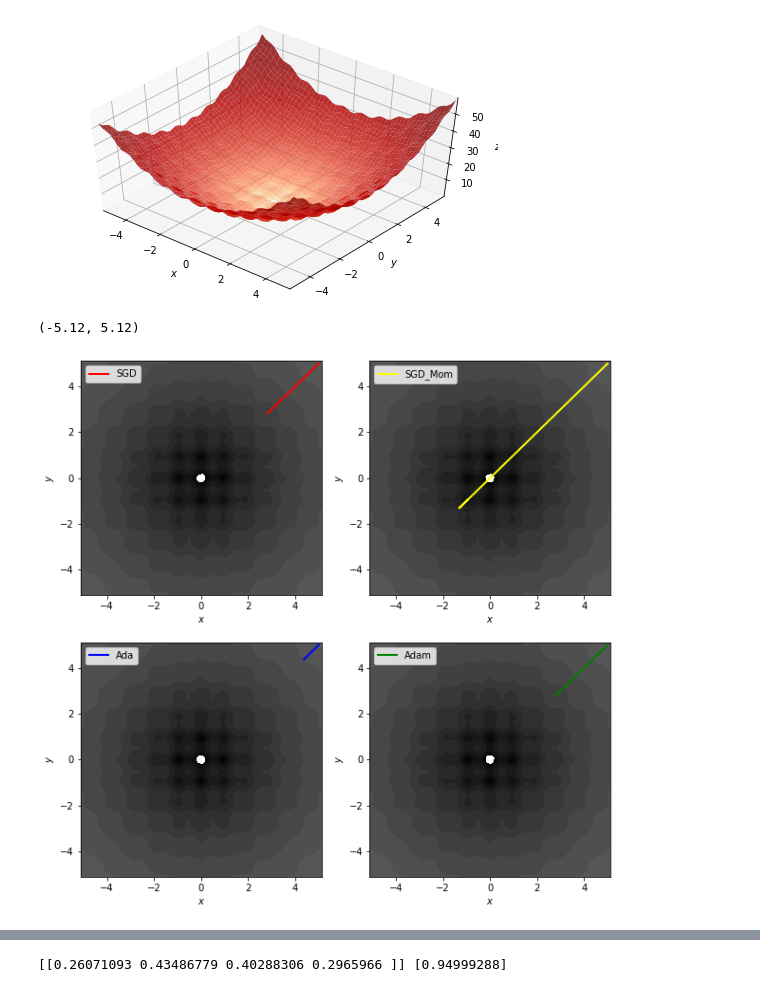
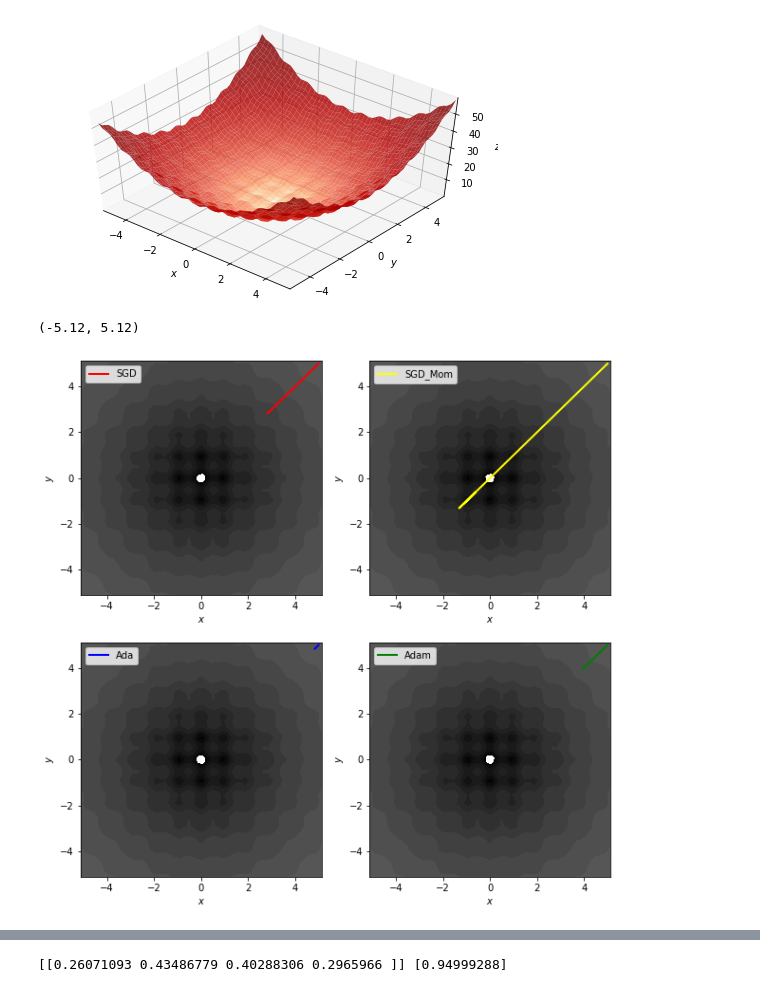
Before and after one commit to WHU-Peter/COMP6248-Deep-Learning, a Jupyter notebook: DL_lab3.ipynb, the cells around one changed output, grey strips where cells are left out. Saved outputs shown, nothing was run; the diff lists cells and outputs as text; code cells hidden in the pictures.

```diff
--- a/DL_lab3.ipynb
+++ b/DL_lab3.ipynb
@@ -55,7 +43,7 @@ plt.show()
 [figure]
 # %%
 def optimal(p, opt):
-  epochs = 1000
+  epochs = 100
   path = np.empty((2,0))
   path = np.append(path, p.data.numpy(), axis=1)
   for i in range(epochs):
@@ -86,31 +74,31 @@ fig, ax = plt.subplots(nrows=2, ncols=2, figsize=(10, 10))
 ax[0,0].contourf(x, y, z, levels=np.logspace(0, 5, 35), norm=LogNorm(), cmap=plt.cm.gray)
 ax[0,0].plot(path_sgd[0], path_sgd[1], color='red', label='SGD', linewidth=2)
 ax[0,0].legend()
 ax[0,0].set_xlabel('$x$')
 ax[0,0].set_ylabel('$y$')
 ax[0,0].set_xlim((xmin, xmax))
 ax[0,0].set_ylim((ymin, ymax))
 ax[0,1].contourf(x, y, z, levels=np.logspace(0, 5, 35), norm=LogNorm(), cmap=plt.cm.gray)
 ax[0,1].plot(path_sgd_mom[0], path_sgd_mom[1], color='yellow', label='SGD_Mom', linewidth=2)
 ax[0,1].legend()
 ax[0,1].set_xlabel('$x$')
 ax[0,1].set_ylabel('$y$')
 ax[0,1].set_xlim((xmin, xmax))
 ax[0,1].set_ylim((ymin, ymax))
 ax[1,0].contourf(x, y, z, levels=np.logspace(0, 5, 35), norm=LogNorm(), cmap=plt.cm.gray)
 ax[1,0].plot(path_ada[0], path_ada[1], color='blue', label='Ada', linewidth=2)
 ax[1,0].legend()
 ax[1,0].set_xlabel('$x$')
 ax[1,0].set_ylabel('$y$')
 ax[1,0].set_xlim((xmin, xmax))
 ax[1,0].set_ylim((ymin, ymax))
 ax[1,1].contourf(x, y, z, levels=np.logspace(0, 5, 35), norm=LogNorm(), cmap=plt.cm.gray)
 ax[1,1].plot(path_adam[0], path_adam[1], color='green', label='Adam', linewidth=2)
 ax[1,1].legend()
 ax[1,1].set_xlabel('$x$')
 ax[1,1].set_ylabel('$y$')
 ax[1,1].set_xlim((xmin, xmax))
 ax[1,1].set_ylim((ymin, ymax))
 # %% [output]
 (-5.12, 5.12)
-[figure, old version]
+[figure, new version]
```
Also changed, not shown: parts of 2 cells of this notebook.
